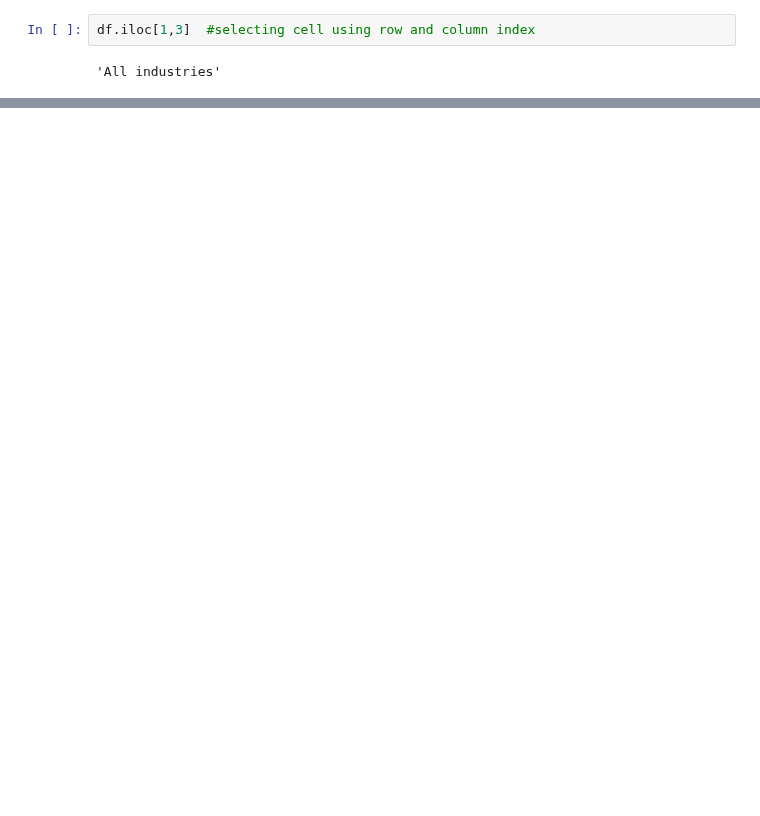
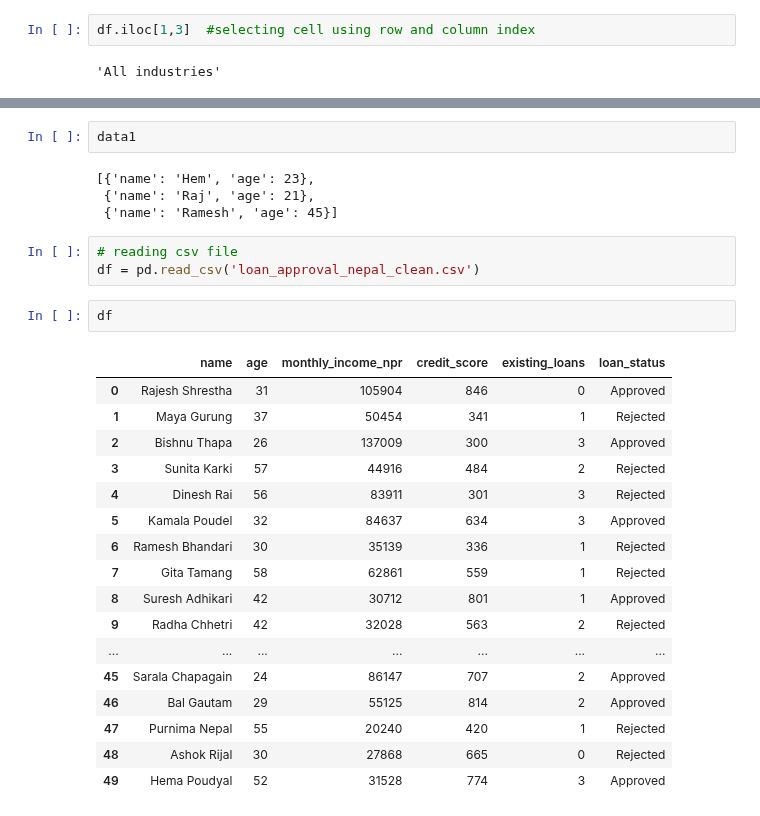
Before and after one commit to hemraj2613/Python-with-Data-Science, a Jupyter notebook: pandas-1.ipynb, the cells around one changed output, grey strips where cells are left out. Cells and saved outputs as stored; diff of their text form; blank space fills up the shorter version.

Commit message:
Pandas dataframe

```diff
--- a/pandas-1.ipynb
+++ b/pandas-1.ipynb
@@ -272,0 +312,29 @@ df.iloc[1,3]  #selecting cell using row and column index
+# %%
+data1
+# %% [output]
+[{'name': 'Hem', 'age': 23},
+ {'name': 'Raj', 'age': 21},
+ {'name': 'Ramesh', 'age': 45}]
+# %%
+# reading csv file
+df = pd.read_csv('loan_approval_nepal_clean.csv')
+# %%
+df
+# %% [output]
+|  | name | age | monthly_income_npr | credit_score | existing_loans | loan_status |
+| 0 | Rajesh Shrestha | 31 | 105904 | 846 | 0 | Approved |
+| 1 | Maya Gurung | 37 | 50454 | 341 | 1 | Rejected |
+| 2 | Bishnu Thapa | 26 | 137009 | 300 | 3 | Approved |
+| 3 | Sunita Karki | 57 | 44916 | 484 | 2 | Rejected |
+| 4 | Dinesh Rai | 56 | 83911 | 301 | 3 | Rejected |
+| 5 | Kamala Poudel | 32 | 84637 | 634 | 3 | Approved |
+| 6 | Ramesh Bhandari | 30 | 35139 | 336 | 1 | Rejected |
+| 7 | Gita Tamang | 58 | 62861 | 559 | 1 | Rejected |
+| 8 | Suresh Adhikari | 42 | 30712 | 801 | 1 | Approved |
+| 9 | Radha Chhetri | 42 | 32028 | 563 | 2 | Rejected |
+| ... | ... | ... | ... | ... | ... | ... |
+| 45 | Sarala Chapagain | 24 | 86147 | 707 | 2 | Approved |
+| 46 | Bal Gautam | 29 | 55125 | 814 | 2 | Approved |
+| 47 | Purnima Nepal | 55 | 20240 | 420 | 1 | Rejected |
+| 48 | Ashok Rijal | 30 | 27868 | 665 | 0 | Rejected |
+| 49 | Hema Poudyal | 52 | 31528 | 774 | 3 | Approved |
```
Also changed, not shown: parts of 26 cells of this notebook, 1 other file.
